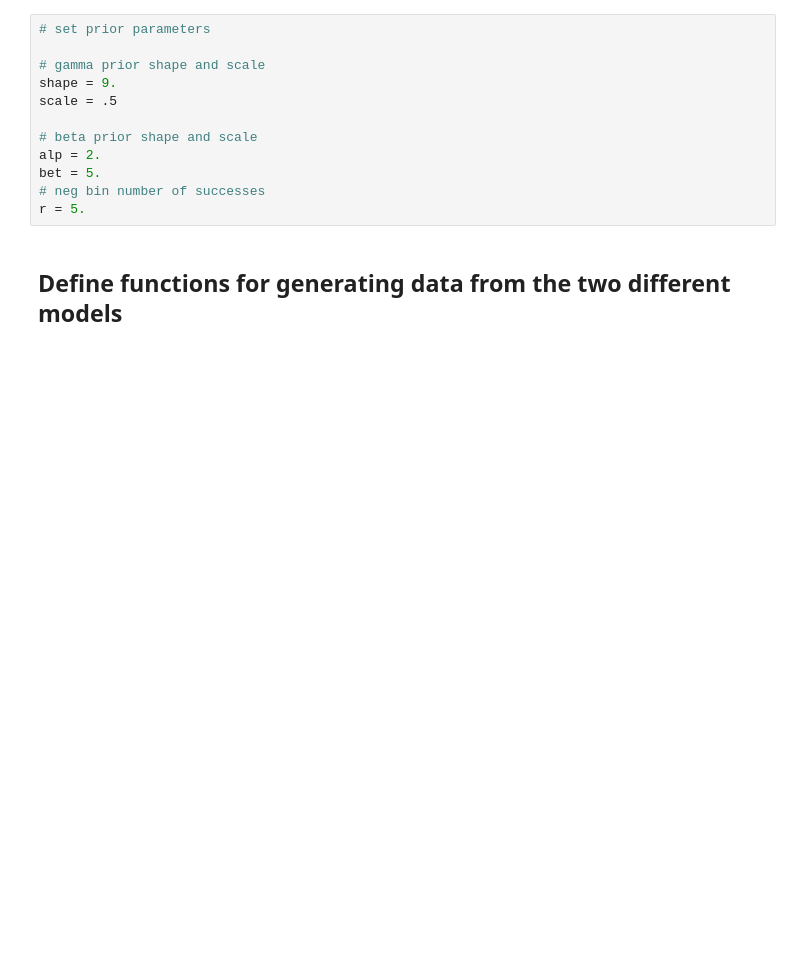
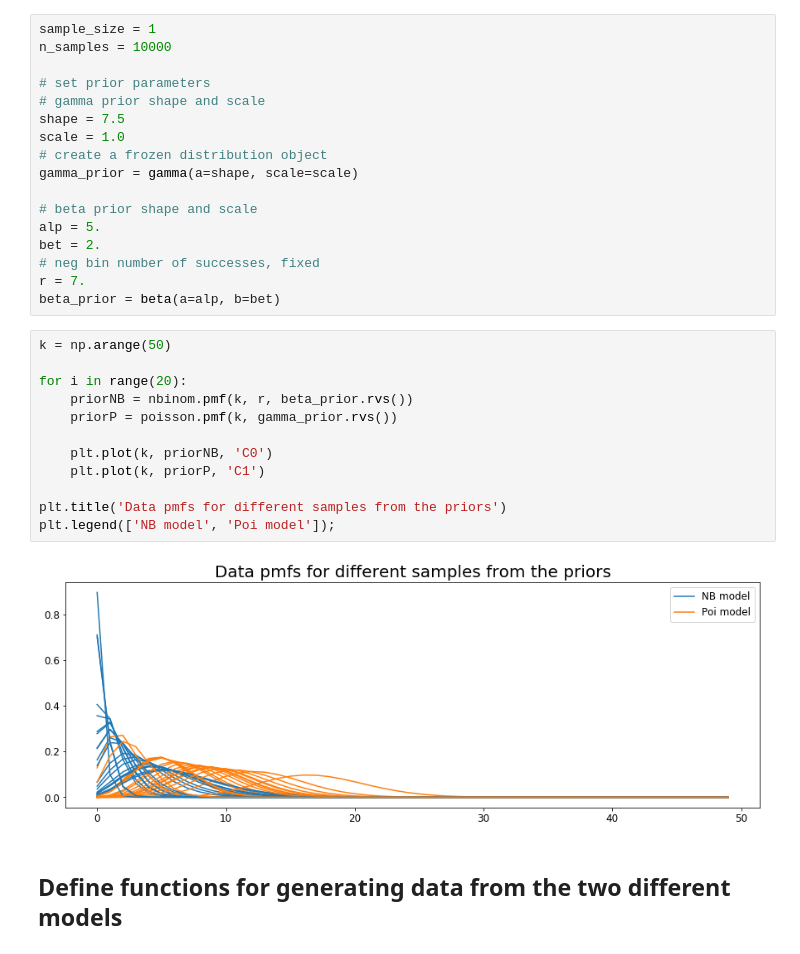
Before and after one commit to janfb/mcabc, a Jupyter notebook: ModelComparison_poisson_vs_negbin.ipynb, the cells around one changed output. Saved outputs shown, nothing was run; the diff lists cells and outputs as text; blank space fills up the shorter version.

```diff
--- a/ModelComparison_poisson_vs_negbin.ipynb
+++ b/ModelComparison_poisson_vs_negbin.ipynb
@@ -26,15 +32,34 @@ I will generate observed data from a Poisson distribution with a certain lambda.
 # %%
+sample_size = 1
+n_samples = 10000
+
 # set prior parameters
-
 # gamma prior shape and scale
-shape = 9.
-scale = .5
+shape = 7.5
+scale = 1.0
+# create a frozen distribution object
+gamma_prior = gamma(a=shape, scale=scale)
 
 # beta prior shape and scale
-alp = 2.
-bet = 5.
-# neg bin number of successes
-r = 5.
+alp = 5.
+bet = 2.
+# neg bin number of successes, fixed
+r = 7.
+beta_prior = beta(a=alp, b=bet)
+# %%
+k = np.arange(50)
+
+for i in range(20):
+    priorNB = nbinom.pmf(k, r, beta_prior.rvs())
+    priorP = poisson.pmf(k, gamma_prior.rvs())
+
+    plt.plot(k, priorNB, 'C0')
+    plt.plot(k, priorP, 'C1')
+
+plt.title('Data pmfs for different samples from the priors')
+plt.legend(['NB model', 'Poi model']);
+# %% [output]
+[figure, added]
 # %% [markdown]
 ## Define functions for generating data from the two different models
 # %%
```
Also changed, not shown: parts of 15 cells of this notebook.
